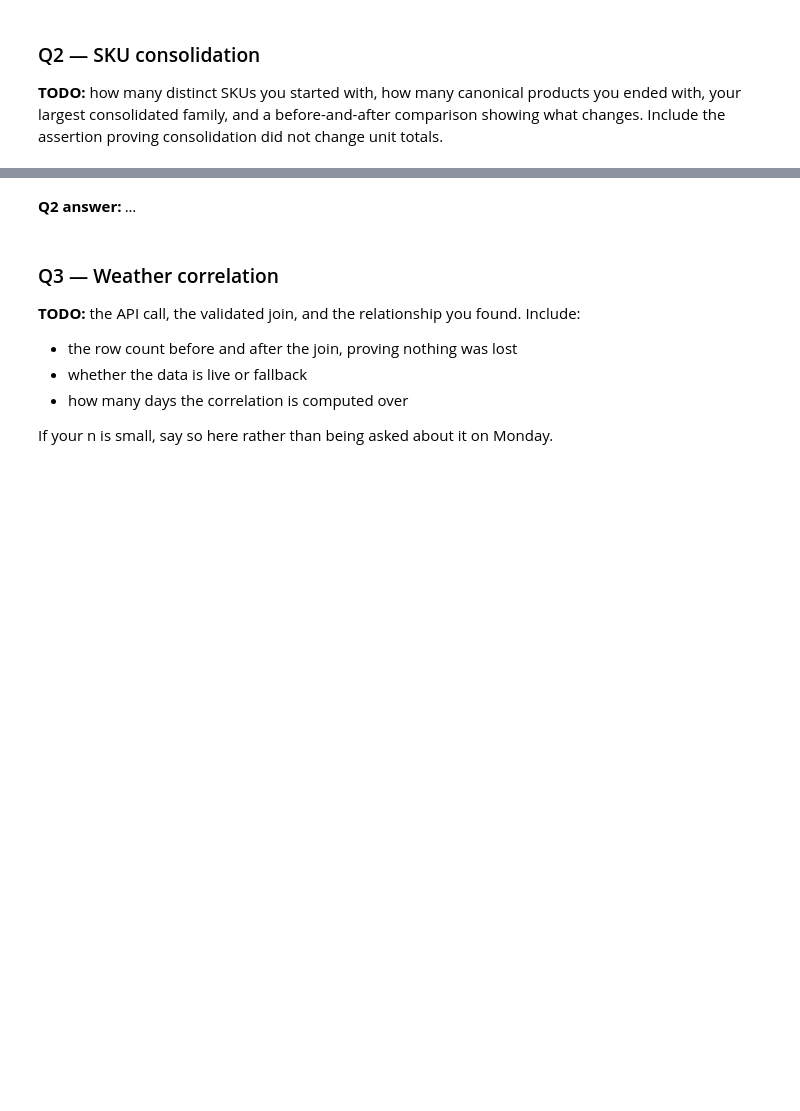
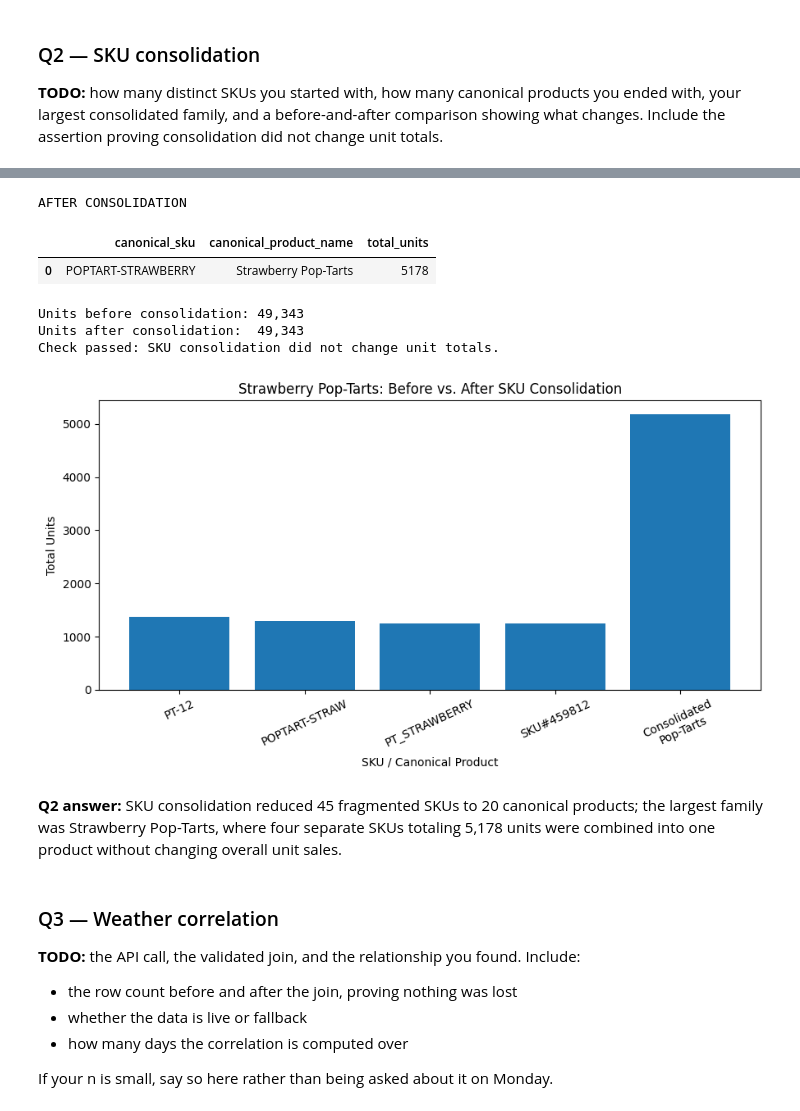
Before and after one commit to hpanjshiri/walmart-hurricane-project, a Jupyter notebook: notebooks/2026_10_30_—_Midterm_Progress_—_Lab.ipynb, the cells around one changed output, grey strips where cells are left out. Saved outputs shown, nothing was run; the diff lists cells and outputs as text; code cells hidden in the pictures; blank space fills up the shorter version.

```diff
--- a/notebooks/2026_10_30_—_Midterm_Progress_—_Lab.ipynb
+++ b/notebooks/2026_10_30_—_Midterm_Progress_—_Lab.ipynb
@@ -28,4 +163,73 @@ Presentations are Monday. If a question is not working, this is the last checkpo
 
 **TODO:** how many distinct SKUs you started with, how many canonical products you ended with, your largest consolidated family, and a before-and-after comparison showing what changes. Include the assertion proving consolidation did not change unit totals.
 # %%
-# Almost finished, will input with this weeks extension
+original_skus = clean['sku'].nunique()
+canonical_products = clean['canonical_sku'].nunique()
+
+# Number of original SKUs represented by each canonical product
+sku_families = (
+    clean.groupby('canonical_sku')['sku']
+    .nunique()
+    .sort_values(ascending=False)
+)
+
+largest_family = sku_families.index[0]
+largest_family_size = sku_families.iloc[0]
+
+print(f"Original distinct SKUs: {original_skus}")
+print(f"Canonical products after consolidation: {canonical_products}")
+print(f"Largest consolidated family: {largest_family}")
+print(f"Original SKUs in largest family: {largest_family_size}")
+
+# Before consolidation, 4 separate
+poptart_before = (
+    clean[clean['canonical_sku'] == 'POPTART-STRAWBERRY']
+    .groupby('sku', as_index=False)
+    .agg(total_units=('quantity', 'sum'))
+    .sort_values('total_units', ascending=False)
+)
+
+print("\nBEFORE CONSOLIDATION")
+display(poptart_before)
+
+# After consolidation, appear as one
+poptart_after = (
+    clean[clean['canonical_sku'] == 'POPTART-STRAWBERRY']
+    .groupby(['canonical_sku', 'canonical_product_name'], as_index=False)
+    .agg(total_units=('quantity', 'sum'))
+)
+
+print("\nAFTER CONSOLIDATION")
+display(poptart_after)
+
+# Verify that SKU consolidation only changes product grouping
+units_before = clean['quantity'].sum()
+
+units_after = (
+    clean.groupby('canonical_sku')['quantity']
+    .sum()
+    .sum()
+)
+
+assert units_before == units_after, \
+    "SKU consolidation changed total unit quantity!"
+
+print(f"\nUnits before consolidation: {units_before:,}")
+print(f"Units after consolidation:  {units_after:,}")
+print("Check passed: SKU consolidation did not change unit totals.\n")
+
+fig, ax = plt.subplots(figsize=(9, 5))
+
+labels = list(poptart_before['sku']) + ['Consolidated\nPop-Tarts']
+values = list(poptart_before['total_units']) + [poptart_after['total_units'].iloc[0]]
+
+ax.bar(labels, values)
+
+ax.set_title('Strawberry Pop-Tarts: Before vs. After SKU Consolidation')
+ax.set_ylabel('Total Units')
+ax.set_xlabel('SKU / Canonical Product')
+ax.tick_params(axis='x', rotation=25)
+
+plt.tight_layout()
+plt.show()
+# %% [output]
@@ -32,5 +247,12 @@ Presentations are Monday. If a question is not working, this is the last checkpo
+AFTER CONSOLIDATION
+|  | canonical_sku | canonical_product_name | total_units |
+| 0 | POPTART-STRAWBERRY | Strawberry Pop-Tarts | 5178 |
+Units before consolidation: 49,343
+Units after consolidation:  49,343
+Check passed: SKU consolidation did not change unit totals.
+[figure, added]
 # %% [markdown]
-**Q2 answer:** _..._
+**Q2 answer:** SKU consolidation reduced 45 fragmented SKUs to 20 canonical products; the largest family was Strawberry Pop-Tarts, where four separate SKUs totaling 5,178 units were combined into one product without changing overall unit sales.
 # %% [markdown]
 ### Q3 — Weather correlation
 
```
Also changed, not shown: parts of 10 cells of this notebook.
